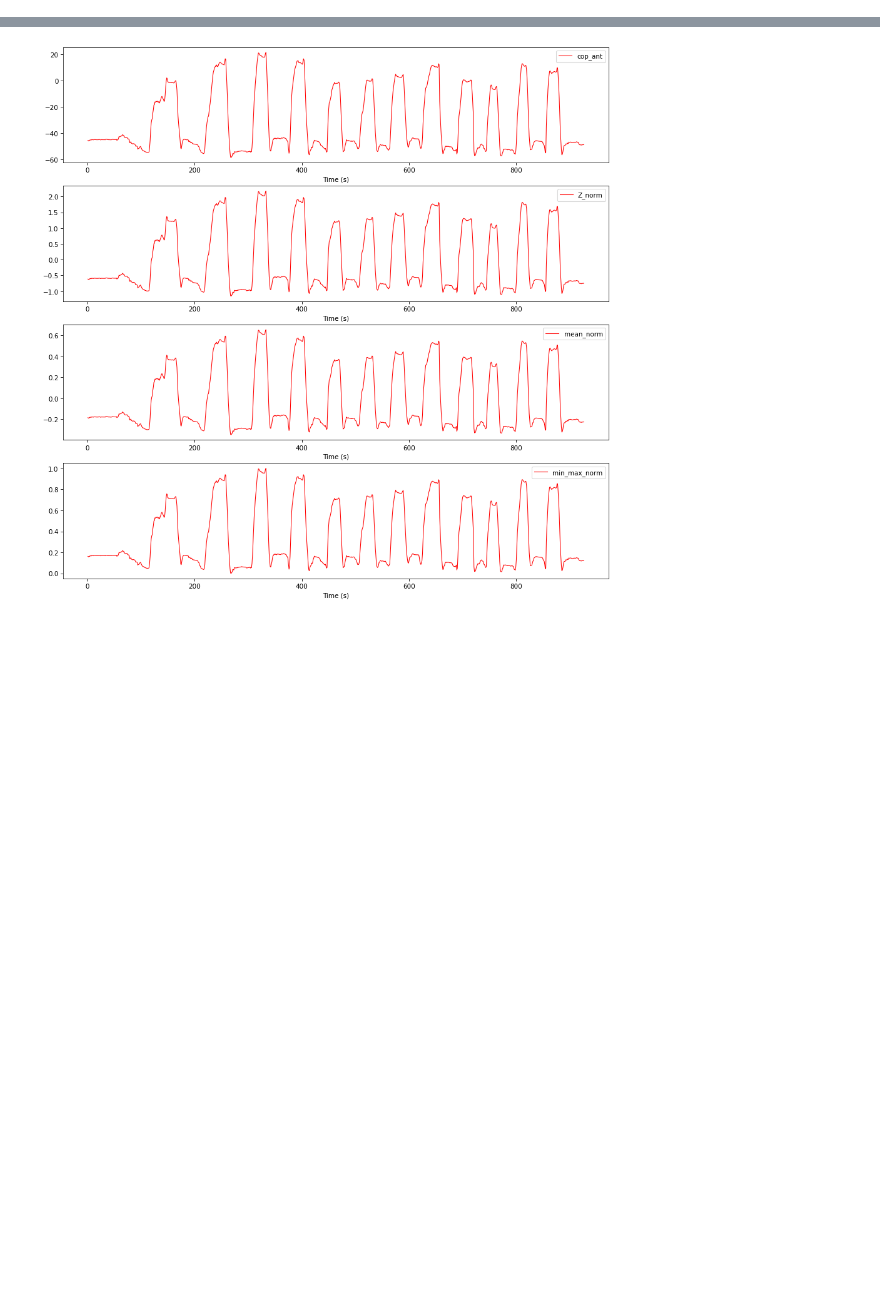
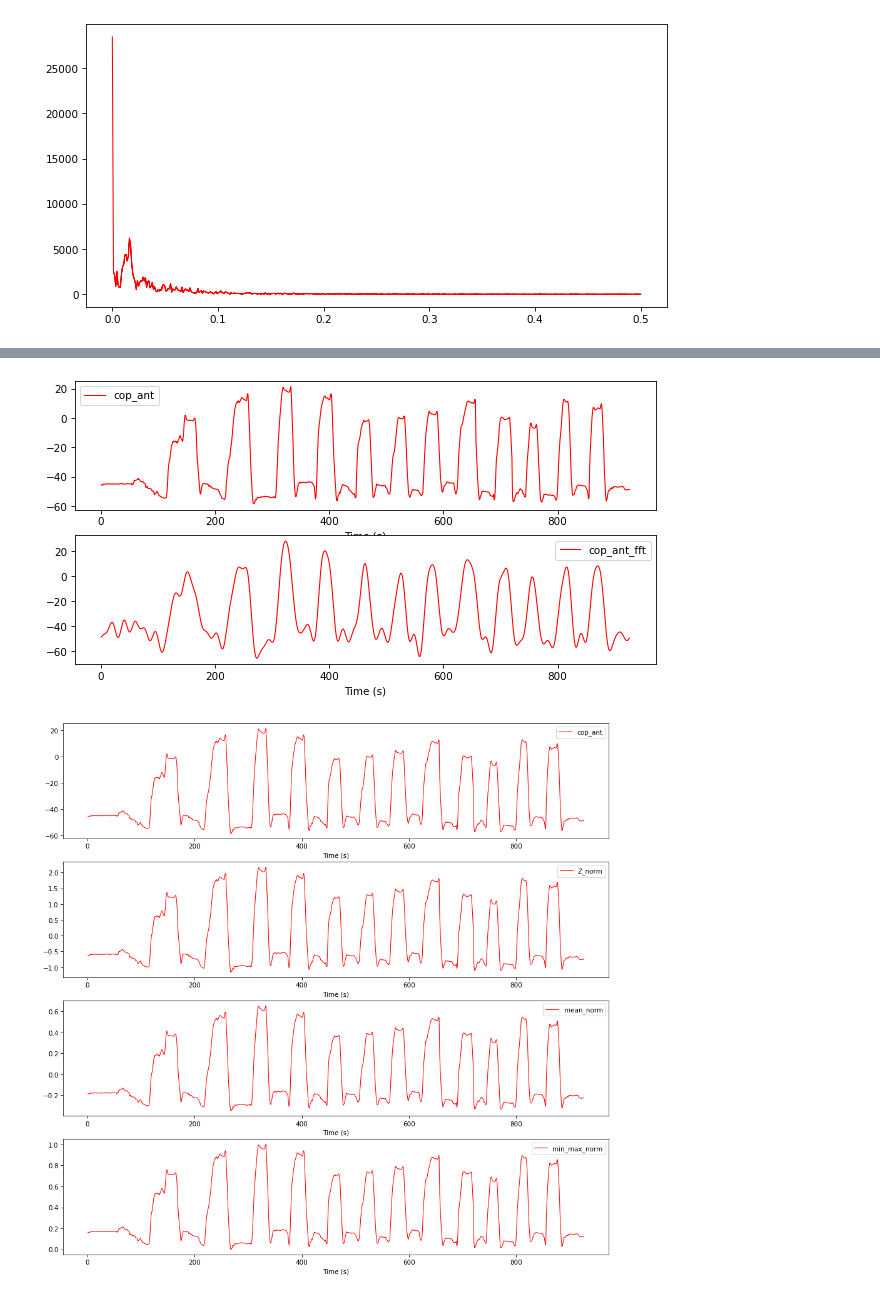
Before and after one commit to NathanMartinCOE/TimeSerie, a Jupyter notebook: Test_détection_cycle.ipynb, the cells around one changed output, grey strips where cells are left out. Saved outputs shown, nothing was run; the diff lists cells and outputs as text; code cells hidden in the pictures; blank space fills up the shorter version.

Commit message:
TEST TTT SIGNAL PAR FOURRIER

```diff
--- a/Test_détection_cycle.ipynb
+++ b/Test_détection_cycle.ipynb
@@ -19,3 +19,35 @@ if df["cop_ml"][:50].mean() <0:
     initial_ml = np.sqrt(df["cop_ml"][:50].mean() ** 2)
 else :
     initial_ml = -df["cop_ml"][:50].mean()
+# %%
+#TEST TTT SIGNAL PAR FOURRIER
+df = pd.read_csv(r'C:\Users\Nathan\Desktop\Formation\Handicap_Neurologique\M1\Stage\Etude_M1HN\data\nappe de pression\1\P1_A_FRA.csv',
+                 sep = ";",index_col="time ")
+df = df.drop(df.iloc[:, 0:5],axis=1) #si on veut que CoP Ant
+df.columns = ["cop_ml","cop_ant"]
+cop_ant = list(df['cop_ant'])
+
+
+from scipy import fftpack
+# Transformation de fourrier
+fourrier = fftpack.fft(cop_ant)
+fq = fftpack.fftfreq(len(cop_ant))
+power = np.abs(fourrier)
+fq = np.abs(fq)
+# TTT du bruit
+seuil = 1000
+fourrier[power < seuil] = 0
+plt.figure()
+plt.plot(fq,power)
+plt.show()
+# Transformation de fourrier inversé
+df['cop_ant_fft'] = fftpack.ifft(fourrier)
+
+
+ts = ktk.TimeSeries.from_dataframe(df)
+plt.subplot(2,1,1)
+ts.plot(['cop_ant'])
+plt.subplot(2,1,2)
+ts.plot(['cop_ant_fft'])
+# %% [output]
+[figure, added]
@@ -22,3 +55,4 @@ else :
+[figure, added]
 # %%
 # TEST NORMALISATION
 
```
Also changed, not shown: parts of 1 cell of this notebook.
